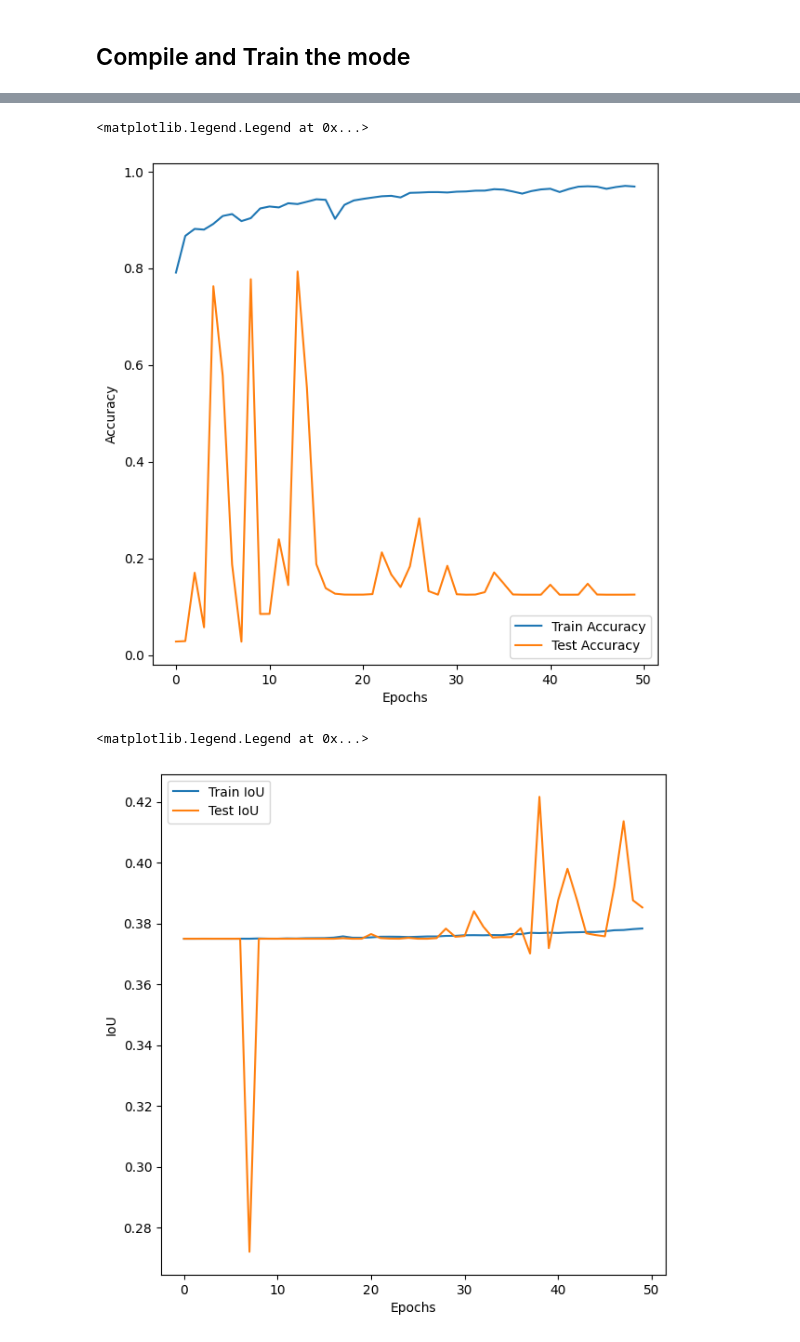
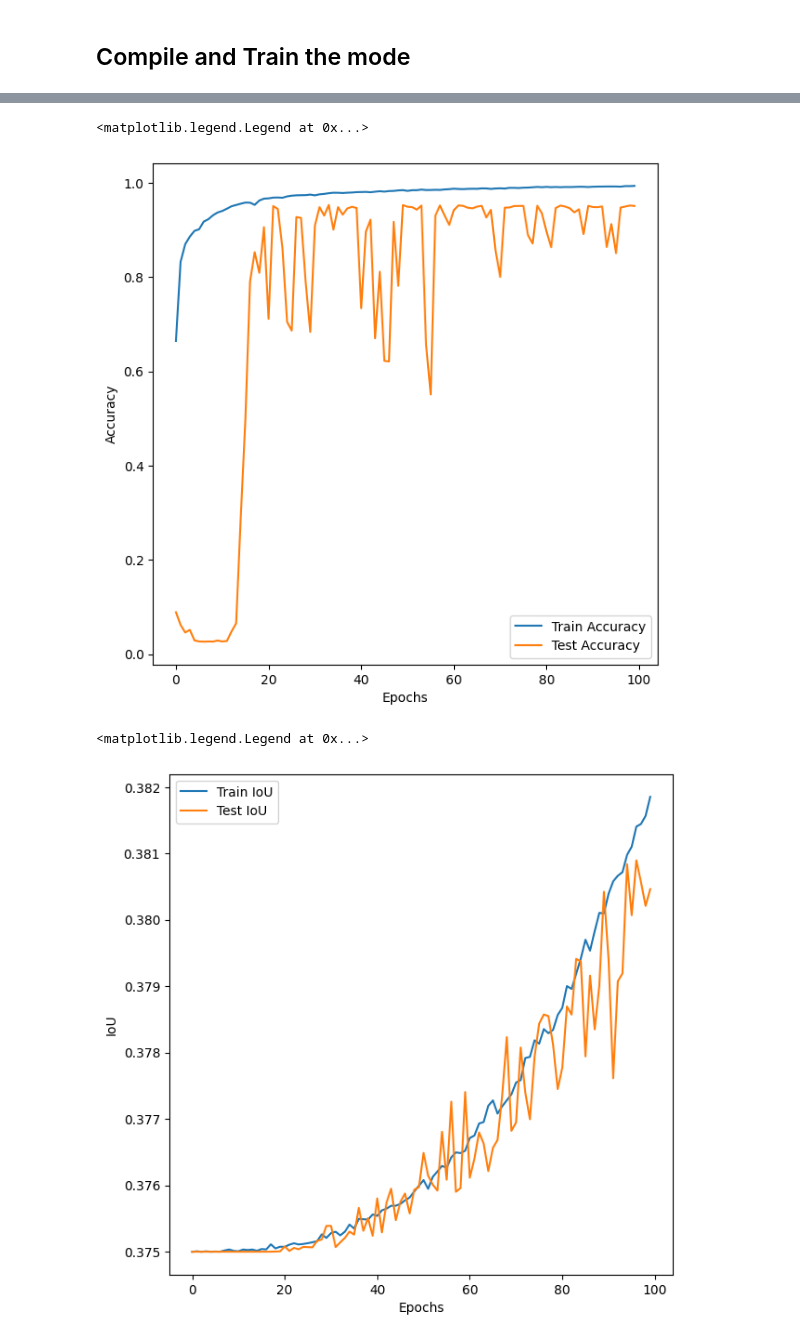
Before and after one commit to Weverton-Vitor/multiclass-semantic-segmentation-unet, a Jupyter notebook: multiclass_semantic_segmentation_with_tensorlfow_unet.ipynb, the cells around one changed output, grey strips where cells are left out. Drawn from its saved outputs; the diff is of its cells as text; code cells hidden in the pictures.

```diff
--- a/multiclass_semantic_segmentation_with_tensorlfow_unet.ipynb
+++ b/multiclass_semantic_segmentation_with_tensorlfow_unet.ipynb
@@ -244,14 +244,14 @@ ________________________________________________________________________________
 ## Compile and Train the mode
 # %%
 # Compile the mode
-unet_model.compile(optimizer=Adam(learning_rate=1e-3),
+unet_model.compile(optimizer=Adam(learning_rate=1e-4),
                    loss='categorical_crossentropy',
                    metrics=['accuracy', tf.keras.metrics.IoU(num_classes=4, target_class_ids=[0, 1, 2, 3])])
 # %%
 history = unet_model.fit(x=x_train,
                          y=train_masks_cat,
                          batch_size=32,
-                         epochs=50,
+                         epochs=100,
                          validation_data=(x_test, test_masks_cat),
                          class_weight=dict(enumerate(class_weights)))
 # %% [output]
@@ -311,14 +311,14 @@ plt.ylabel('Accuracy')
 plt.legend()
 # %% [output]
 <matplotlib.legend.Legend at 0x...>
-[figure, old version]
+[figure, new version]
 # %%
 plt.figure(figsize=(7,7))
-plt.plot(range(len(history.history['io_u_1'])), history.history['io_u_1'], label='Train IoU')
-plt.plot(range(len(history.history['val_io_u_1'])), history.history['val_io_u_1'], label='Test IoU')
+plt.plot(range(len(history.history['io_u'])), history.history['io_u'], label='Train IoU')
+plt.plot(range(len(history.history['val_io_u'])), history.history['val_io_u'], label='Test IoU')
 plt.xlabel('Epochs')
 plt.ylabel('IoU')
 plt.legend()
 # %% [output]
 <matplotlib.legend.Legend at 0x...>
-[figure, old version]
+[figure, new version]
```
Also changed, not shown: parts of 10 cells of this notebook.
